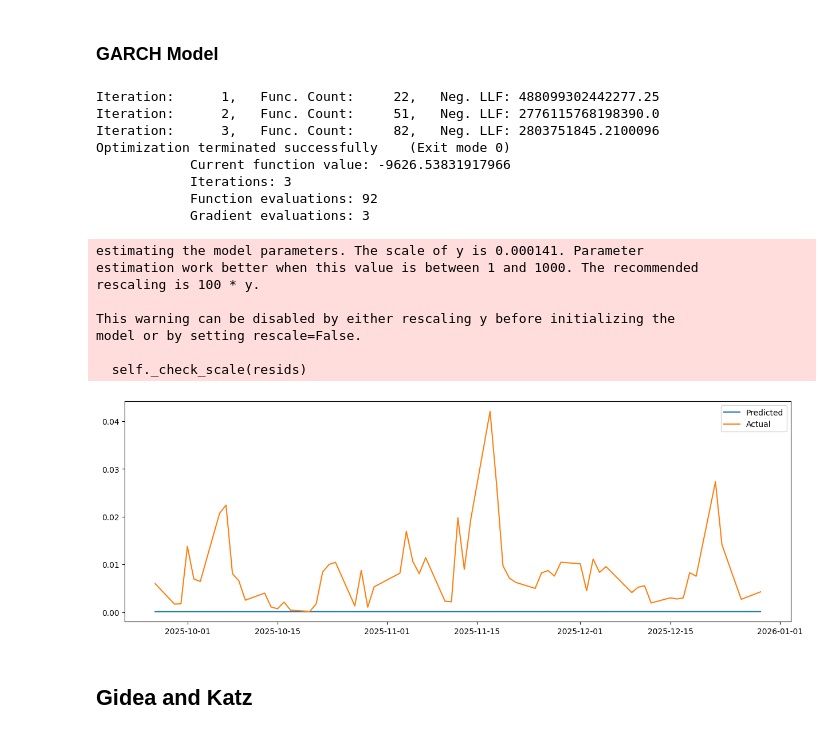
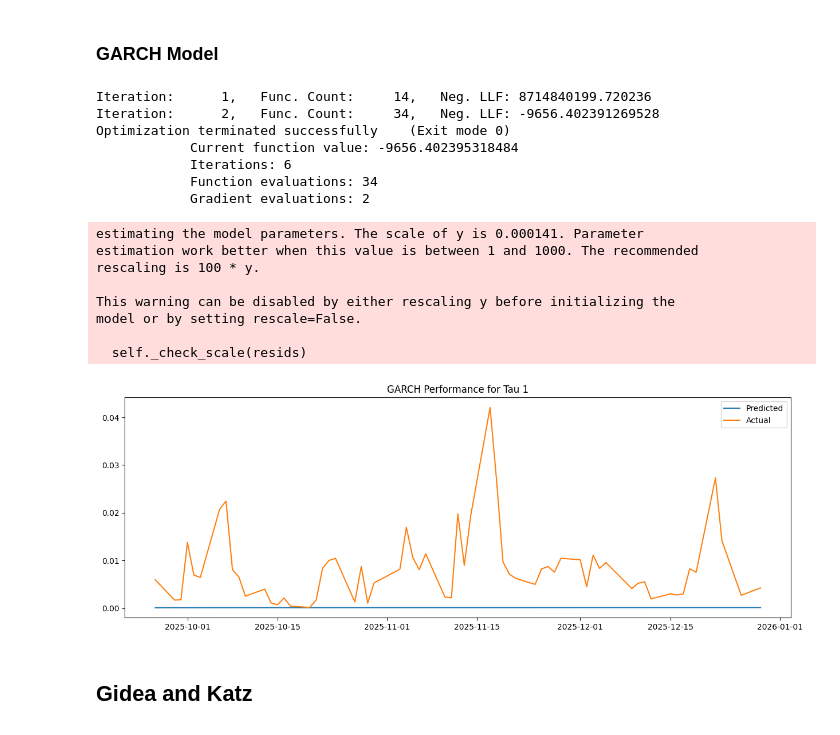
Before and after one commit to donnafaithhh/GARCH-PSEi, a Jupyter notebook: simulation.ipynb, the cells around one changed output. Saved outputs shown, nothing was run; the diff lists cells and outputs as text; code cells hidden in the pictures.

```diff
--- a/simulation.ipynb
+++ b/simulation.ipynb
@@ -212,17 +212,16 @@ Based on the ACF plot, the best value for p is 17.
 ### GARCH Model
 # %%
 # creating the model
-model = arch_model(train, p=1, q=17)
+model = arch_model(train, p=2, q=8)
 model_fit = model.fit()
 # %% [output]
-Iteration:      1,   Func. Count:     22,   Neg. LLF: 488099302442277.25
-Iteration:      2,   Func. Count:     51,   Neg. LLF: 2776115768198390.0
-Iteration:      3,   Func. Count:     82,   Neg. LLF: 2803751845.2100096
+Iteration:      1,   Func. Count:     14,   Neg. LLF: 8714840199.720236
+Iteration:      2,   Func. Count:     34,   Neg. LLF: -9656.402391269528
 Optimization terminated successfully    (Exit mode 0)
-            Current function value: -9626.53831917966
-            Iterations: 3
-            Function evaluations: 92
-            Gradient evaluations: 3
+            Current function value: -9656.402395318484
+            Iterations: 6
+            Function evaluations: 34
+            Gradient evaluations: 2
 estimating the model parameters. The scale of y is 0.000141. Parameter
 estimation work better when this value is between 1 and 1000. The recommended
 rescaling is 100 * y.
@@ -239,12 +238,13 @@ preds = pd.Series(preds, index=log_returns[-test_size:].index)
 # %%
 # plotting
 plt.figure(figsize=(15, 5))
 plt.plot(preds, label='Predicted')
 plt.plot(pse_data_volatility[-test_size:], label='Actual')
+plt.title(F'GARCH Performance for Tau {tau_val}')
 plt.legend()
 plt.show()
 # %% [output]
-[figure, old version]
+[figure, new version]
 # %% [markdown]
 ## Gidea and Katz
 # %% [markdown]
```
Also changed, not shown: parts of 1 cell of this notebook, 8 other files.
